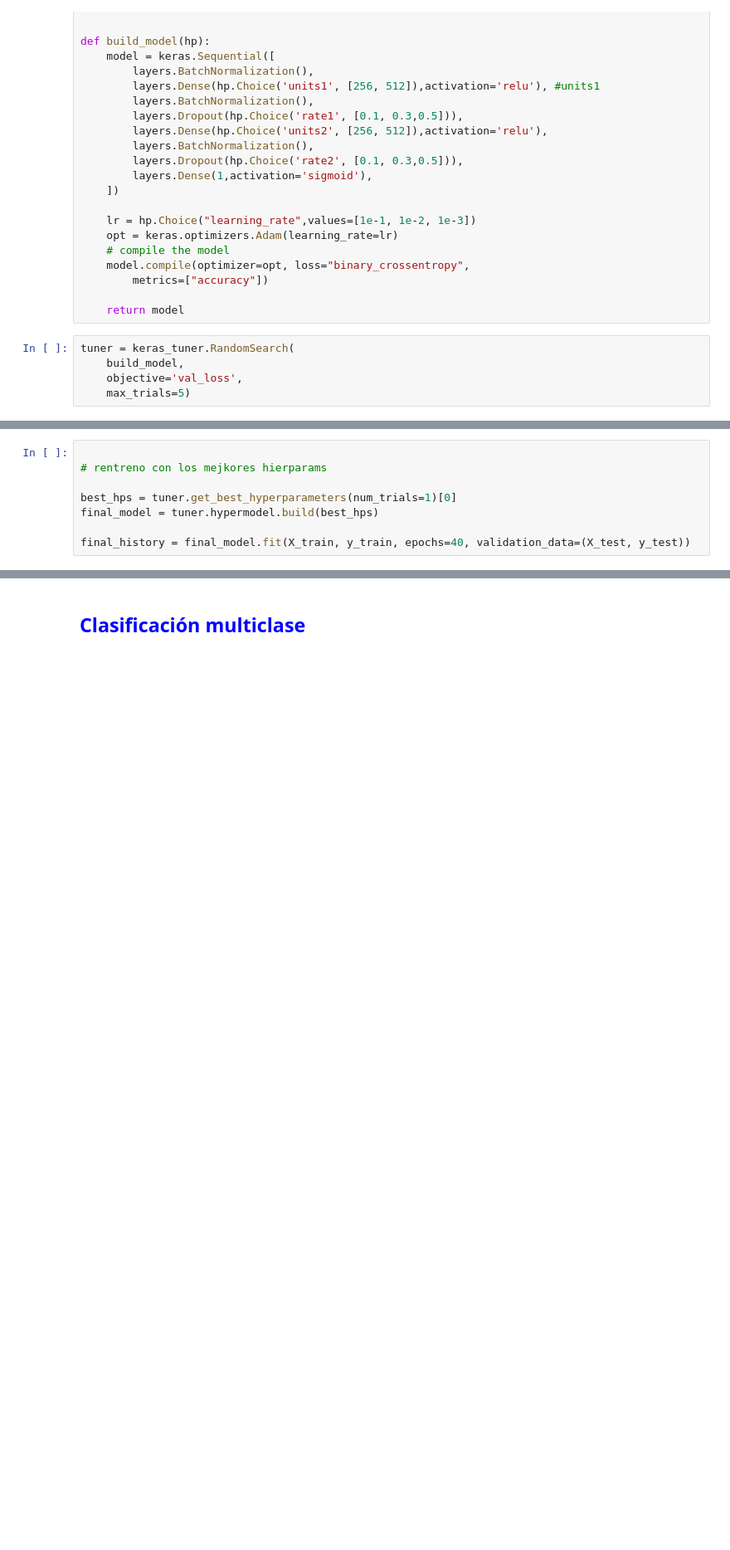
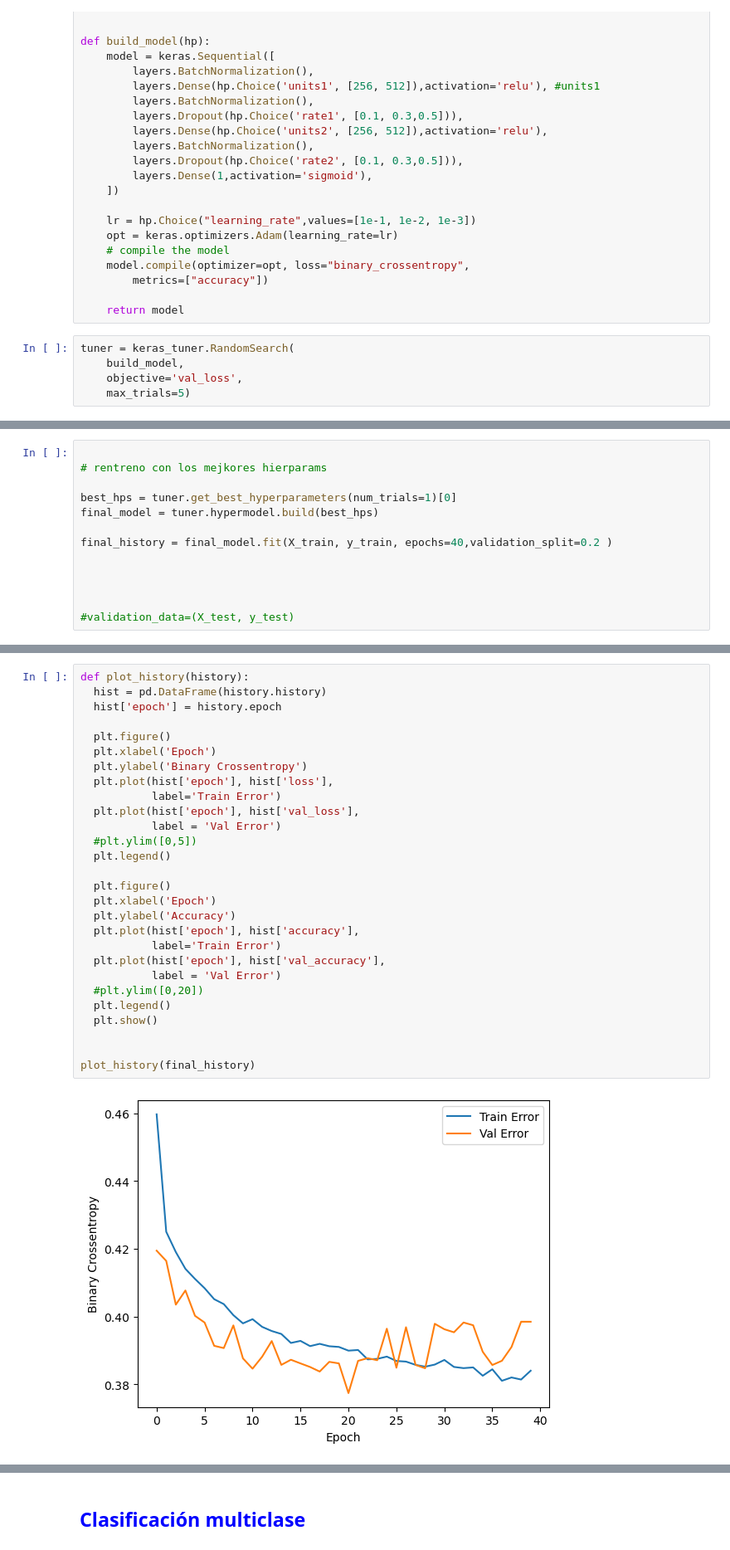
Before and after one commit to MNGARCIA085/IA---Study, a Jupyter notebook: S4 - Classification/Classification.ipynb, the cells around one changed output, grey strips where cells are left out. Shown: that part at 83% size. Drawn from its saved outputs; the diff is of its cells as text; blank space fills up the shorter version.

```diff
--- a/S4 - Classification/Classification.ipynb
+++ b/S4 - Classification/Classification.ipynb
@@ -561,6 +531,11 @@ Score: 0.39360228180885315
 best_hps = tuner.get_best_hyperparameters(num_trials=1)[0]
 final_model = tuner.hypermodel.build(best_hps)
 
-final_history = final_model.fit(X_train, y_train, epochs=40, validation_data=(X_test, y_test))
+final_history = final_model.fit(X_train, y_train, epochs=40,validation_split=0.2 )
+
+
+
+
+#validation_data=(X_test, y_test)
 # %% [output]
 Epoch 1/40
@@ -595,0 +577,30 @@ final_history_df.plot()
+# %%
+def plot_history(history):
+  hist = pd.DataFrame(history.history)
+  hist['epoch'] = history.epoch
+
+  plt.figure()
+  plt.xlabel('Epoch')
+  plt.ylabel('Binary Crossentropy')
+  plt.plot(hist['epoch'], hist['loss'],
+           label='Train Error')
+  plt.plot(hist['epoch'], hist['val_loss'],
+           label = 'Val Error')
+  #plt.ylim([0,5])
+  plt.legend()
+
+  plt.figure()
+  plt.xlabel('Epoch')
+  plt.ylabel('Accuracy')
+  plt.plot(hist['epoch'], hist['accuracy'],
+           label='Train Error')
+  plt.plot(hist['epoch'], hist['val_accuracy'],
+           label = 'Val Error')
+  #plt.ylim([0,20])
+  plt.legend()
+  plt.show()
+
+
+plot_history(final_history)
+# %% [output]
+[figure, added]
```
Also changed, not shown: parts of 17 cells of this notebook, 26 other files.
